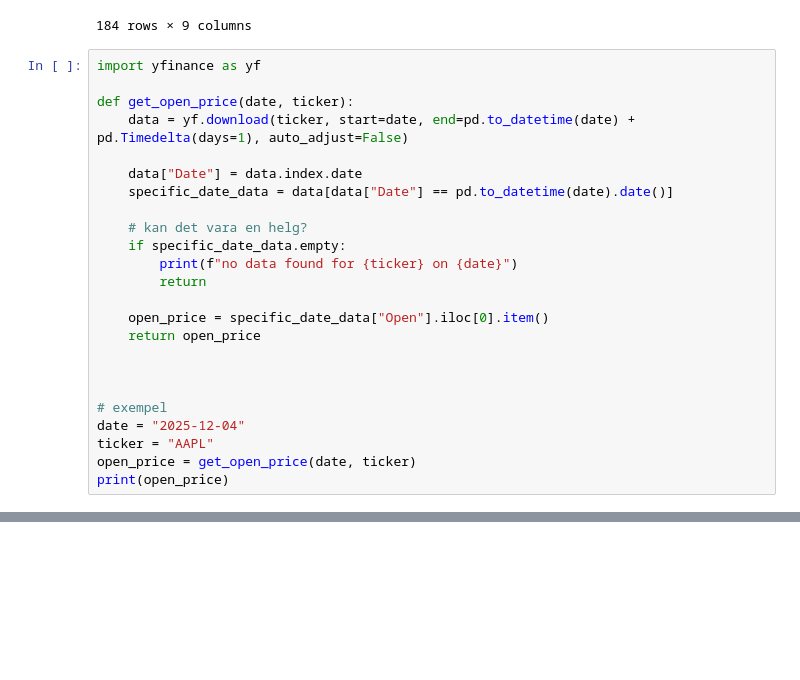
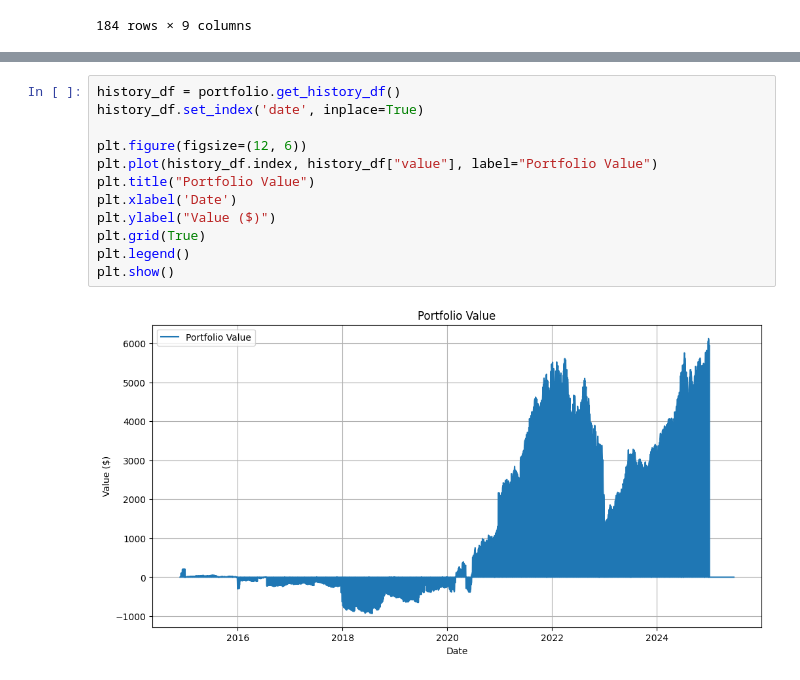
Before and after one commit to bendervi/nancy, a Jupyter notebook: data_analysis.ipynb, the cells around one changed output, grey strips where cells are left out. Drawn from its saved outputs; the diff is of its cells as text; blank space fills up the shorter version.

Commit message:
fixa till sim + la till plott

```diff
--- a/data_analysis.ipynb
+++ b/data_analysis.ipynb
@@ -242,27 +242,3 @@ df
 | 182 | 2014-11-28 | HTZ | stock | BUY | $75K | -$81K | -81.0% | 75000.0 | 0.000403 |
 | 183 | 2014-11-25 | HTZ | stock | BUY | $175K | -$202.5K | -81.0% | 175000.0 | 0.000940 |
 184 rows × 9 columns
-# %%
-import yfinance as yf
-
-def get_open_price(date, ticker):
-    data = yf.download(ticker, start=date, end=pd.to_datetime(date) + pd.Timedelta(days=1), auto_adjust=False)
-
-    data["Date"] = data.index.date
-    specific_date_data = data[data["Date"] == pd.to_datetime(date).date()]
-
-    # kan det vara en helg?
-    if specific_date_data.empty:
-        print(f"no data found for {ticker} on {date}")
-        return
-
-    open_price = specific_date_data["Open"].iloc[0].item()
-    return open_price
-
-
-
-# exempel
-date = "2025-12-04"
-ticker = "AAPL"
-open_price = get_open_price(date, ticker)
-print(open_price)
@@ -320,0 +390,14 @@ for i in range(num_days):
+# %%
+history_df = portfolio.get_history_df()
+history_df.set_index('date', inplace=True)
+
+plt.figure(figsize=(12, 6))
+plt.plot(history_df.index, history_df["value"], label="Portfolio Value")
+plt.title("Portfolio Value")
+plt.xlabel('Date')
+plt.ylabel("Value ($)")
+plt.grid(True)
+plt.legend()
+plt.show()
+# %% [output]
+[figure, added]
```
Also changed, not shown: parts of 2 cells of this notebook.
